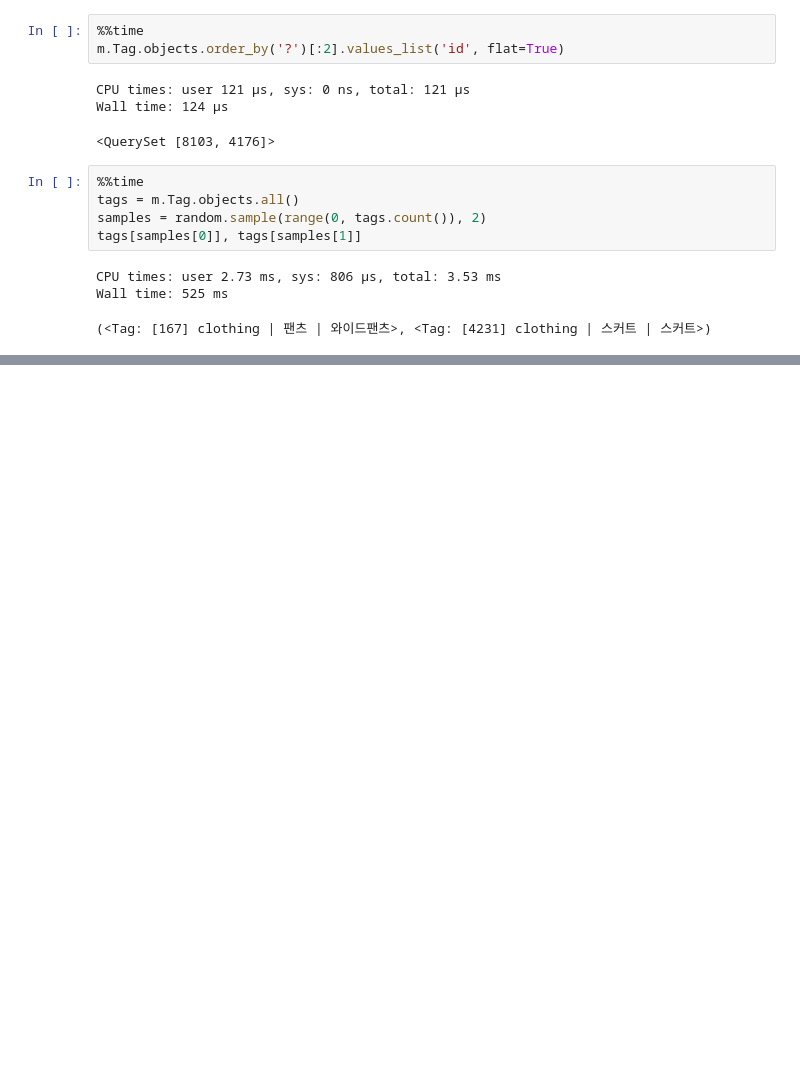
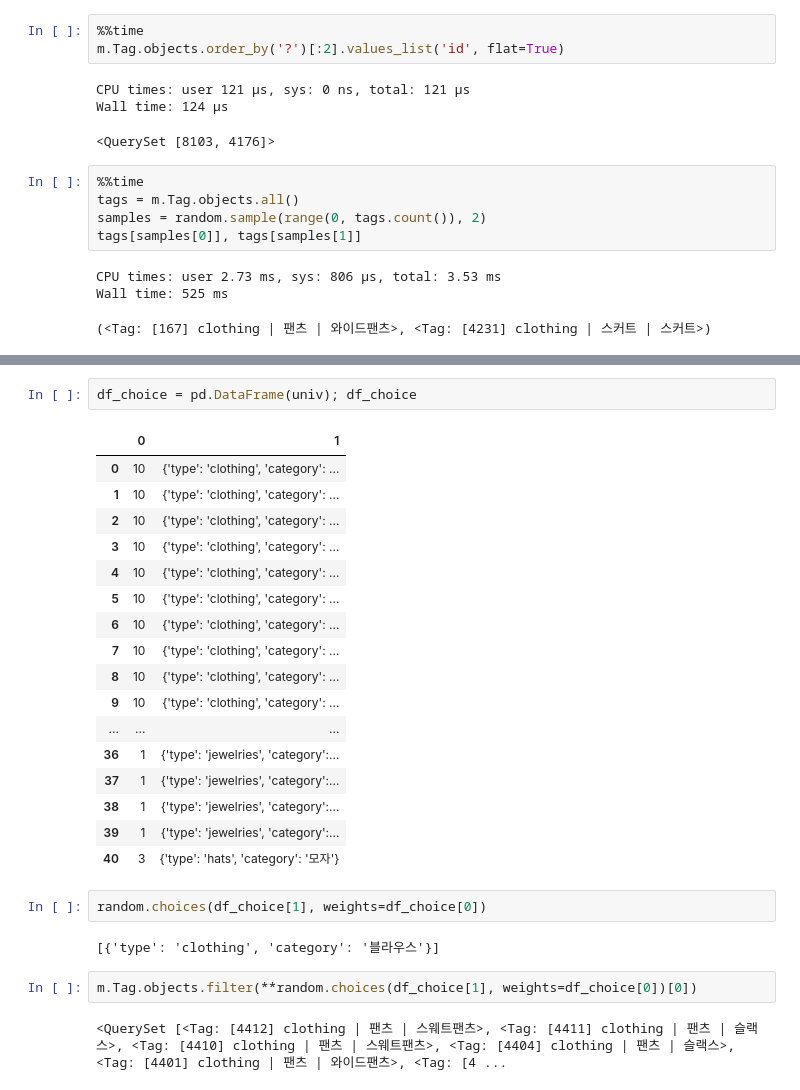
Before and after one commit to gem763/maskplay, a Jupyter notebook: data/Untitled.ipynb, the cells around one changed output, grey strips where cells are left out. Drawn from its saved outputs; the diff is of its cells as text; blank space fills up the shorter version.

```diff
--- a/data/Untitled.ipynb
+++ b/data/Untitled.ipynb
@@ -47,0 +208,28 @@ Wall time: 525 ms
+# %%
+df_choice = pd.DataFrame(univ); df_choice
+# %% [output]
+|  | 0 | 1 |
+| 0 | 10 | {'type': 'clothing', 'category': ... |
+| 1 | 10 | {'type': 'clothing', 'category': ... |
+| 2 | 10 | {'type': 'clothing', 'category': ... |
+| 3 | 10 | {'type': 'clothing', 'category': ... |
+| 4 | 10 | {'type': 'clothing', 'category': ... |
+| 5 | 10 | {'type': 'clothing', 'category': ... |
+| 6 | 10 | {'type': 'clothing', 'category': ... |
+| 7 | 10 | {'type': 'clothing', 'category': ... |
+| 8 | 10 | {'type': 'clothing', 'category': ... |
+| 9 | 10 | {'type': 'clothing', 'category': ... |
+| ... | ... | ... |
+| 36 | 1 | {'type': 'jewelries', 'category':... |
+| 37 | 1 | {'type': 'jewelries', 'category':... |
+| 38 | 1 | {'type': 'jewelries', 'category':... |
+| 39 | 1 | {'type': 'jewelries', 'category':... |
+| 40 | 3 | {'type': 'hats', 'category': '모자'} |
+# %%
+random.choices(df_choice[1], weights=df_choice[0])
+# %% [output]
+[{'type': 'clothing', 'category': '블라우스'}]
+# %%
+m.Tag.objects.filter(**random.choices(df_choice[1], weights=df_choice[0])[0])
+# %% [output]
+<QuerySet [<Tag: [4412] clothing | 팬츠 | 스웨트팬츠>, <Tag: [4411] clothing | 팬츠 | 슬랙스>, <Tag: [4410] clothing | 팬츠 | 스웨트팬츠>, <Tag: [4404] clothing | 팬츠 | 슬랙스>, <Tag: [4401] clothing | 팬츠 | 와이드팬츠>, <Tag: [4 ...
```
Also changed, not shown: parts of 6 cells of this notebook, 25 other files.
